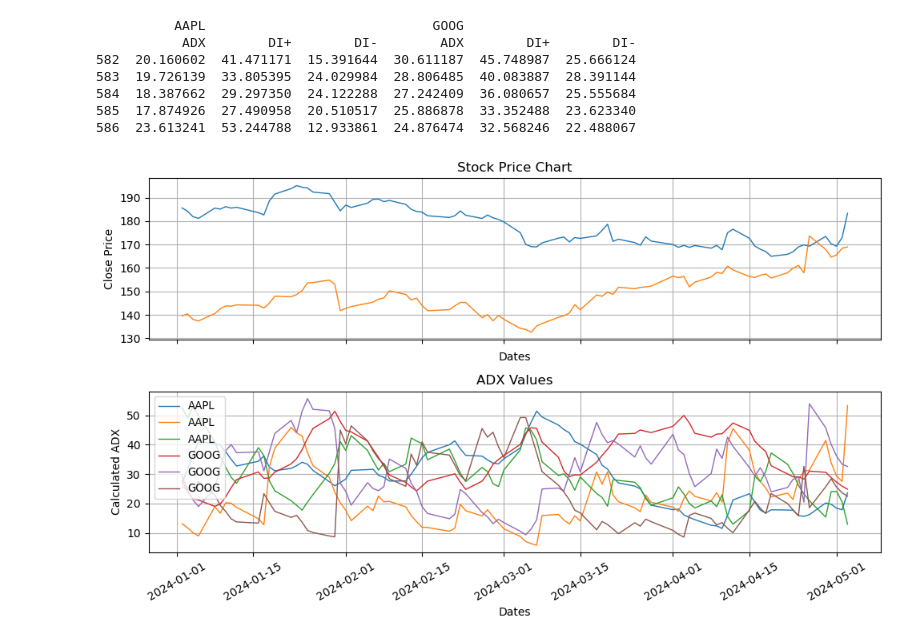
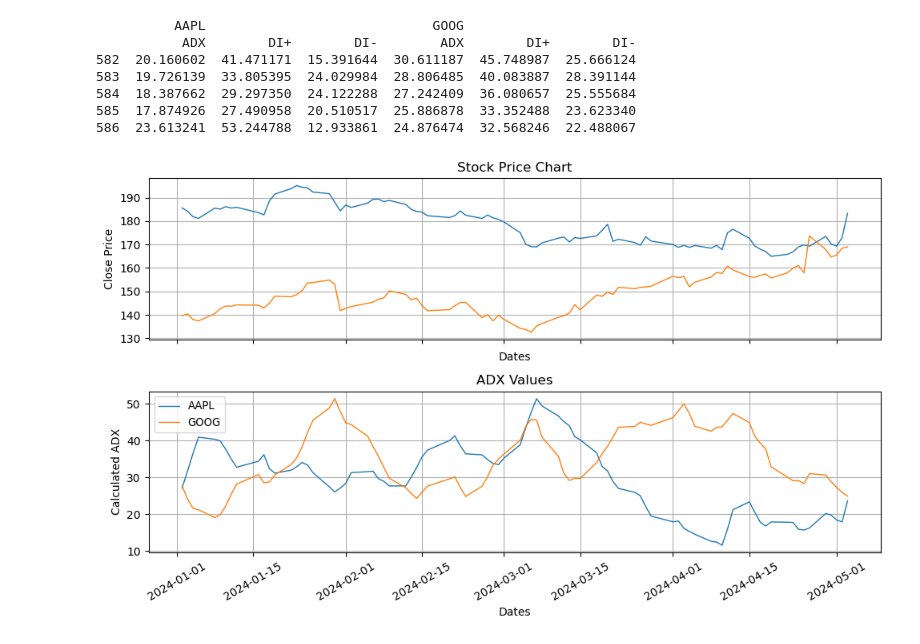
Before and after one commit to mburley127/TradingIndicators, a Jupyter notebook: IndicatorAnalysis/ADX.ipynb, the cells around one changed output. Drawn from its saved outputs; the diff is of its cells as text; code cells hidden in the pictures.

Commit message:
Plot and final function completed

```diff
--- a/IndicatorAnalysis/ADX.ipynb
+++ b/IndicatorAnalysis/ADX.ipynb
@@ -28,7 +28,8 @@ print(adx_df.tail())
 586  23.613241  53.244788  12.933861  24.876474  32.568246  22.488067
 # %%
 ### Plot ADX
-plot = plot_function(stock_data2, adx_df, tickers = mult_tick_list, indicator_type = 'ADX')
+# Use .xs() - allows for selection of a specific column level in a MultiIndex DataFrame
+plot = plot_function(stock_data2, adx_df.xs('ADX', axis = 1, level = 1), tickers = mult_tick_list, indicator_type = 'ADX')
 plot
 # %% [output]
-[figure, old version]
+[figure, new version]
```
Also changed, not shown: parts of 3 cells of this notebook.
